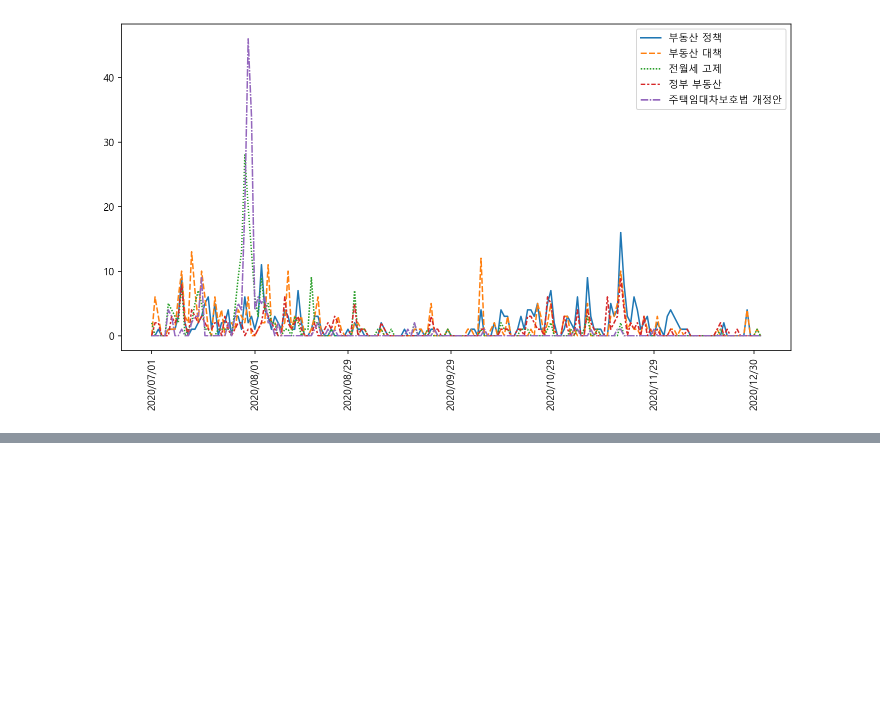
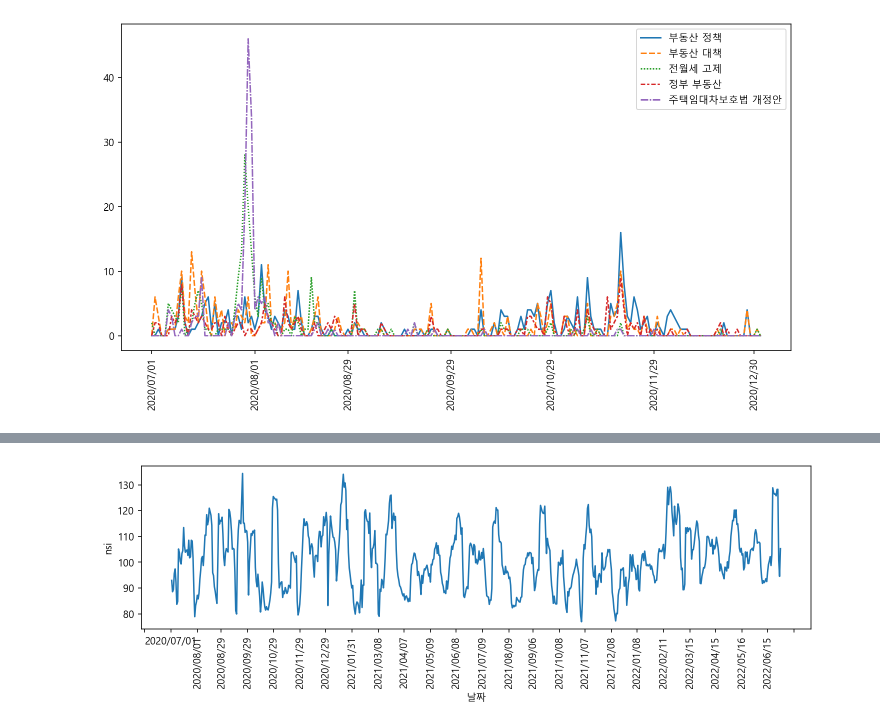
Before and after one commit to sabinleee/Trend-analysis, a Jupyter notebook: NSI/visualization/visualization_time_series_analysis.ipynb, the cells around one changed output, grey strips where cells are left out. Drawn from its saved outputs; the diff is of its cells as text; code cells hidden in the pictures; blank space fills up the shorter version.

```diff
--- a/NSI/visualization/visualization_time_series_analysis.ipynb
+++ b/NSI/visualization/visualization_time_series_analysis.ipynb
@@ -108,0 +144,8 @@ _ = sns.lineplot(sub_topic_top5_counts_by_date)
+# %%
+plt.figure(figsize=(12,3))
+ax = plt.gca()
+ax.xaxis.set_major_locator(dates.MonthLocator())
+plt.xticks(rotation=90)
+_ = sns.lineplot(data=df_nsi,x='날짜',y='nsi')
+# %% [output]
+[figure, added]
```
Also changed, not shown: parts of 6 cells of this notebook.
